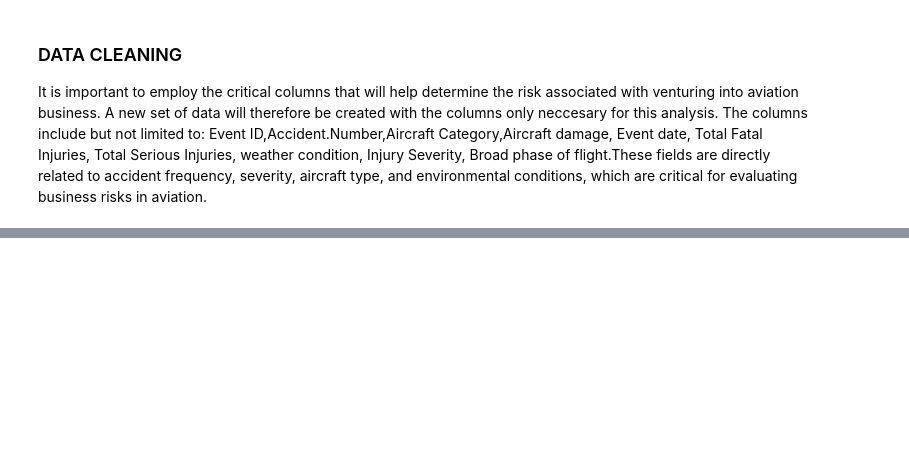
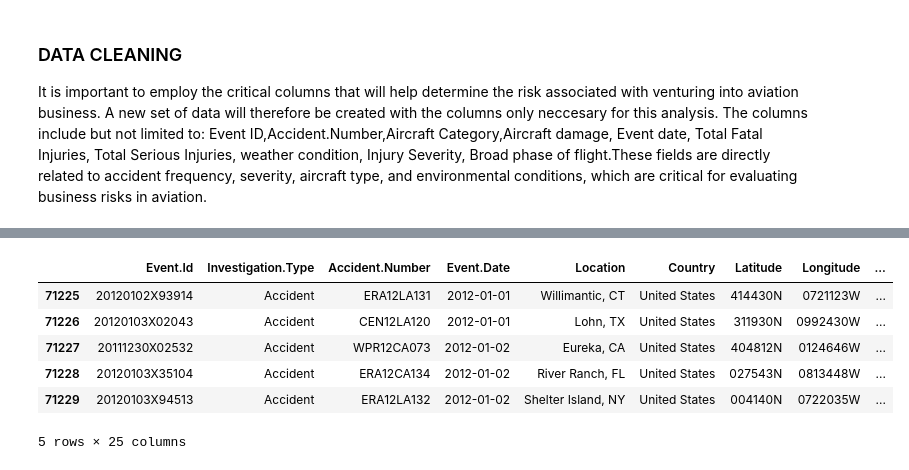
Before and after one commit to MTirop/DSF-PT11-End-of-Phase1-Project, a Jupyter notebook: Project_Phase1.ipynb, the cells around one changed output, grey strips where cells are left out. Drawn from its saved outputs; the diff is of its cells as text; code cells hidden in the pictures; blank space fills up the shorter version.

```diff
--- a/Project_Phase1.ipynb
+++ b/Project_Phase1.ipynb
@@ -250,0 +225,3 @@ print(Risk_df)
+# %%
+#Percentage of null values in each category to determine the most critical columns to deal with
+Missing_percentage = (df.isnull().sum()/len(df))*100
@@ -250,0 +248,19 @@ print(Risk_df)
+# %%
+#Pick columns with less than 10% null values
+Threshold = 30
+# %%
+# Filtering important columns based on the threshold
+columns_to_keep = Missing_percentage[Missing_percentage < Threshold].index
+# %%
+# Creating a new dataframe from the columns to keep into a variable called df_filtered
+df_filtered = df[columns_to_keep]
+# %%
+df_filtered.head()
+# %% [output]
+|  | Event.Id | Investigation.Type | Accident.Number | Event.Date | Location | Country | Latitude | Longitude | ... |
+| 71225 | 20120102X93914 | Accident | ERA12LA131 | 2012-01-01 | Willimantic, CT | United States | 414430N | 0721123W | ... |
+| 71226 | 20120103X02043 | Accident | CEN12LA120 | 2012-01-01 | Lohn, TX | United States | 311930N | 0992430W | ... |
+| 71227 | 20111230X02532 | Accident | WPR12CA073 | 2012-01-02 | Eureka, CA | United States | 404812N | 0124646W | ... |
+| 71228 | 20120103X35104 | Accident | ERA12CA134 | 2012-01-02 | River Ranch, FL | United States | 027543N | 0813448W | ... |
+| 71229 | 20120103X94513 | Accident | ERA12LA132 | 2012-01-02 | Shelter Island, NY | United States | 004140N | 0722035W | ... |
+5 rows × 25 columns
```
Also changed, not shown: parts of 28 cells of this notebook, 2 other files.
